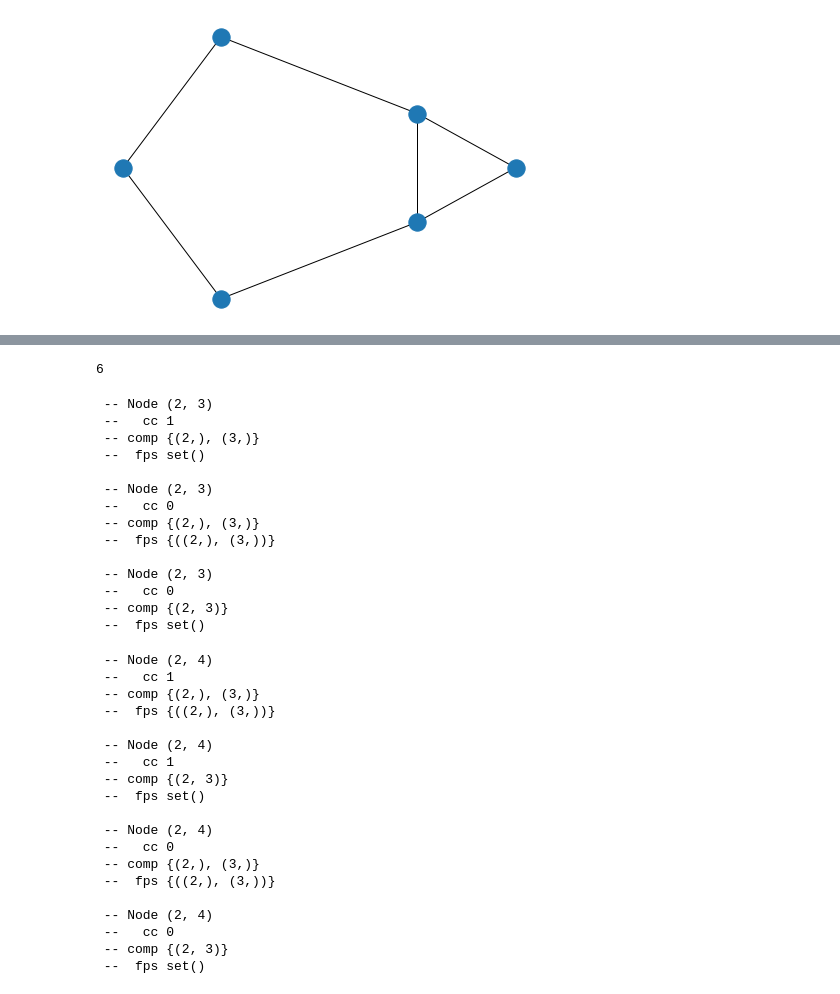
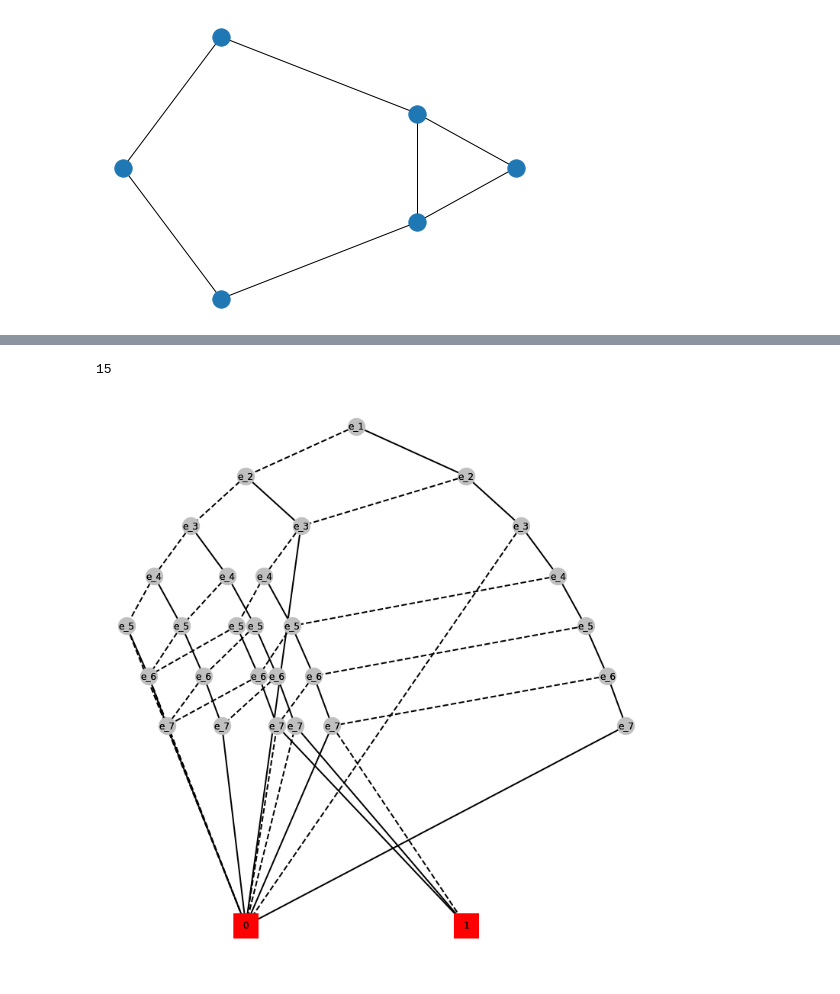
Before and after one commit to gerrymandr/trees, a Jupyter notebook: ZDD/algorithm.ipynb, the cells around one changed output, grey strips where cells are left out. Cells and saved outputs as stored; diff of their text form; code cells hidden in the pictures.

```diff
--- a/ZDD/algorithm.ipynb
+++ b/ZDD/algorithm.ipynb
@@ -220,7 +232,7 @@ def draw_ZDD(ZDD, node_labels, edge_labels, pos):
         try:
             chosen = edge_labels[edge] == "1"
         except:
-            chosen = edge_labels[edge[1], edge[0]] == "0"
+            chosen = edge_labels[edge[1], edge[0]] == "1"
         if chosen:
             chosen_edges.append(edge)
         else:
@@ -248,12 +260,11 @@ def draw_ZDD(ZDD, node_labels, edge_labels, pos):
                                style=edge_types_styles[i],
                                width=2)
     plt.show()
-    time.sleep(1)
+    time.sleep(0)
     return
 # %%
 def constructZDD(G):
     m = len(G.edges)
-    print(m)
     edges = list(G.edges) + [(-1,-1)]
     Nodes = [copy.deepcopy([]) for _ in range(m)]
     Nodes[0].append(Node(edges[0]))
@@ -266,7 +277,11 @@ def constructZDD(G):
                 if n_prime == 0 or n_prime == 1:
                     if 0 not in ZDD.nodes:
                         add_terminal_nodes(ZDD, node_labels, pos)
+#                     print(f"At level {i}, drawing a {x}-arc from \n{n} \nto {n_prime}")
                     add_edge(n, n_prime, x, ZDD, edge_labels)
+#                     print(f"Now edge_labels is:")
+#                     for k, v in edge_labels.items():
+#                         print(k, v)
                 else:
                     n_prime = Node(edges[i+1], n_prime.cc, n_prime.comp, n_prime.fps)
                     foundCopy = False
@@ -280,9 +295,9 @@ def constructZDD(G):
                         Nodes[i+1].append(n_prime)
                         add_node(n, n_prime, x, i, ZDD, node_labels, edge_labels, pos)
 
-                draw_ZDD(ZDD, node_labels, edge_labels, pos)
-    return Nodes
+#                 draw_ZDD(ZDD, node_labels, edge_labels, pos)
+    return (ZDD, node_labels, edge_labels, pos)
 # %%
-# %%time
-Nodes = constructZDD(G)
+%%time
+ZDD_package = constructZDD(G)
 # %% [output]
@@ -290,47 +306,8 @@ Nodes = constructZDD(G)
-# %%
-len(Nodes[4])
-# %% [output]
-6
-# %%
-for n in Nodes[2]:
-    n.summary()
-    print()
-# %% [output]
- -- Node (2, 3)
- --   cc 1
- -- comp {(2,), (3,)}
- --  fps set()
-
- -- Node (2, 3)
- --   cc 0
- -- comp {(2,), (3,)}
- --  fps {((2,), (3,))}
-
- -- Node (2, 3)
- --   cc 0
- -- comp {(2, 3)}
- --  fps set()
-# %%
-for n in Nodes[3]:
-    n.summary()
-    print()
-# %% [output]
- -- Node (2, 4)
- --   cc 1
- -- comp {(2,), (3,)}
- --  fps {((2,), (3,))}
-
- -- Node (2, 4)
- --   cc 1
- -- comp {(2, 3)}
- --  fps set()
-
- -- Node (2, 4)
- --   cc 0
- -- comp {(2,), (3,)}
- --  fps {((2,), (3,))}
-
- -- Node (2, 4)
- --   cc 0
- -- comp {(2, 3)}
- --  fps set()
+# %%
+count_paths(*ZDD_package)
+# %% [output]
+15
+# %%
+draw_ZDD(*ZDD_package)
+# %% [output]
+[figure, added]
```
Also changed, not shown: parts of 2 cells of this notebook.
